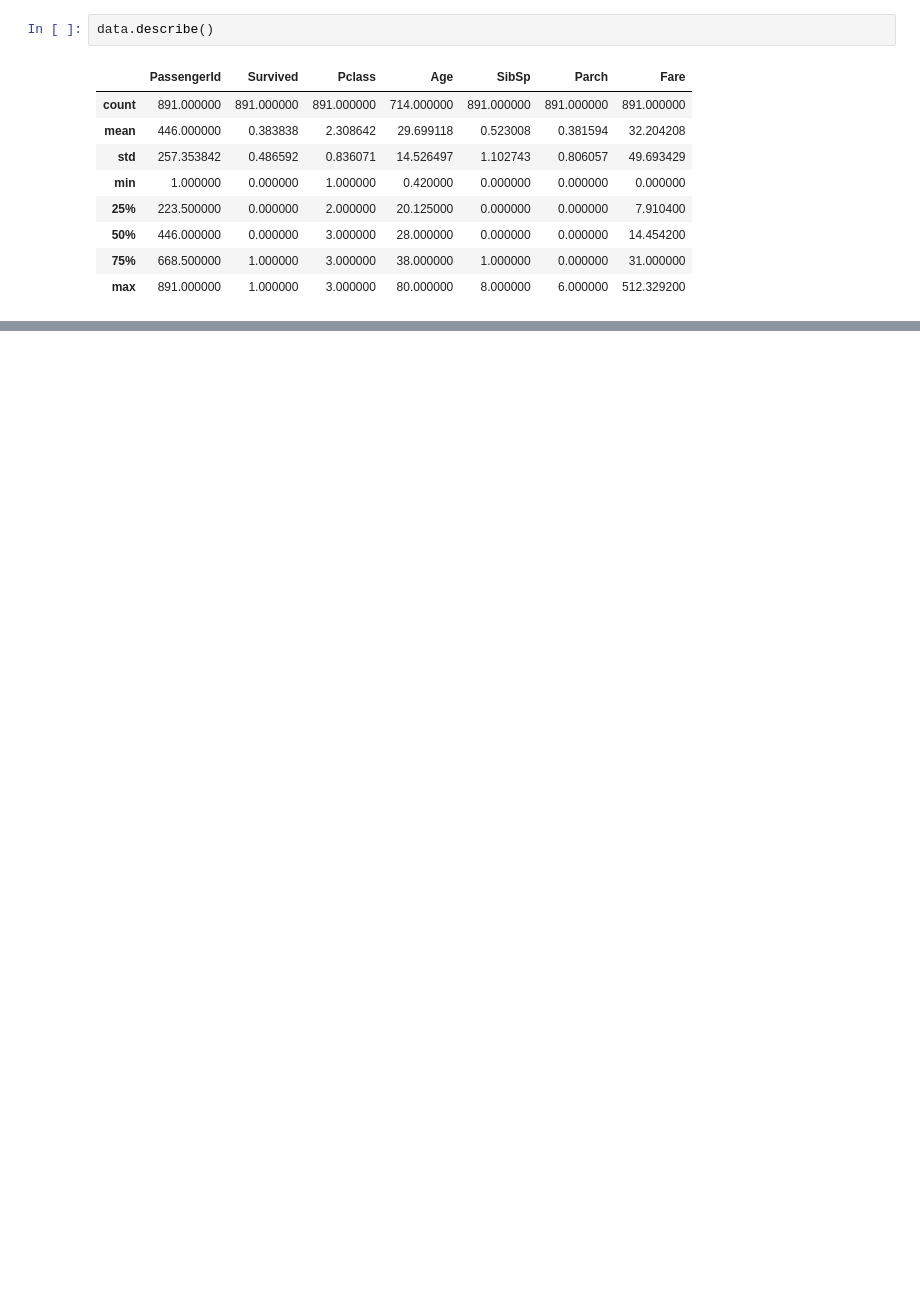
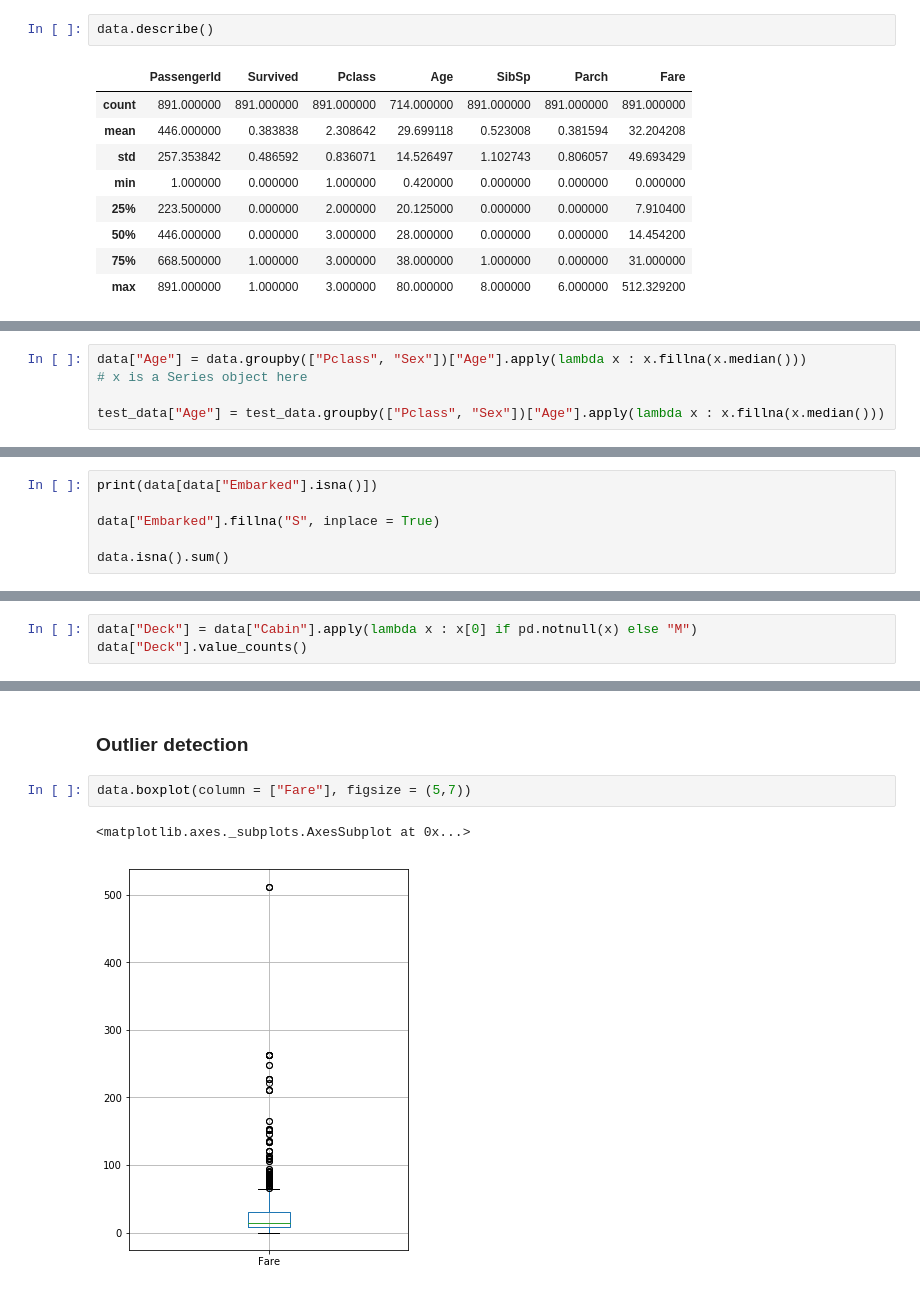
Before and after one commit to SankethBK/100-Data-Science-Projects, a Jupyter notebook: 2. Titanic data/Titanic data analysis.ipynb, the cells around one changed output, grey strips where cells are left out. Saved outputs shown, nothing was run; the diff lists cells and outputs as text; blank space fills up the shorter version.

```diff
--- a/2. Titanic data/Titanic data analysis.ipynb
+++ b/2. Titanic data/Titanic data analysis.ipynb
@@ -106,0 +165,5 @@ Distribution of Age
+# %%
+data["Age"] = data.groupby(["Pclass", "Sex"])["Age"].apply(lambda x : x.fillna(x.median()))
+# x is a Series object here
+
+test_data["Age"] = test_data.groupby(["Pclass", "Sex"])["Age"].apply(lambda x : x.fillna(x.median()))
@@ -106,0 +193,6 @@ Distribution of Age
+# %%
+print(data[data["Embarked"].isna()])
+
+data["Embarked"].fillna("S", inplace = True)
+
+data.isna().sum()
@@ -106,0 +222,3 @@ Distribution of Age
+# %%
+data["Deck"] = data["Cabin"].apply(lambda x : x[0] if pd.notnull(x) else "M")
+data["Deck"].value_counts()
@@ -106,0 +242,7 @@ Distribution of Age
+# %% [markdown]
+### Outlier detection
+# %%
+data.boxplot(column = ["Fare"], figsize = (5,7))
+# %% [output]
+<matplotlib.axes._subplots.AxesSubplot at 0x...>
+[figure, added]
```
Also changed, not shown: parts of 68 cells of this notebook, 9 other files.
